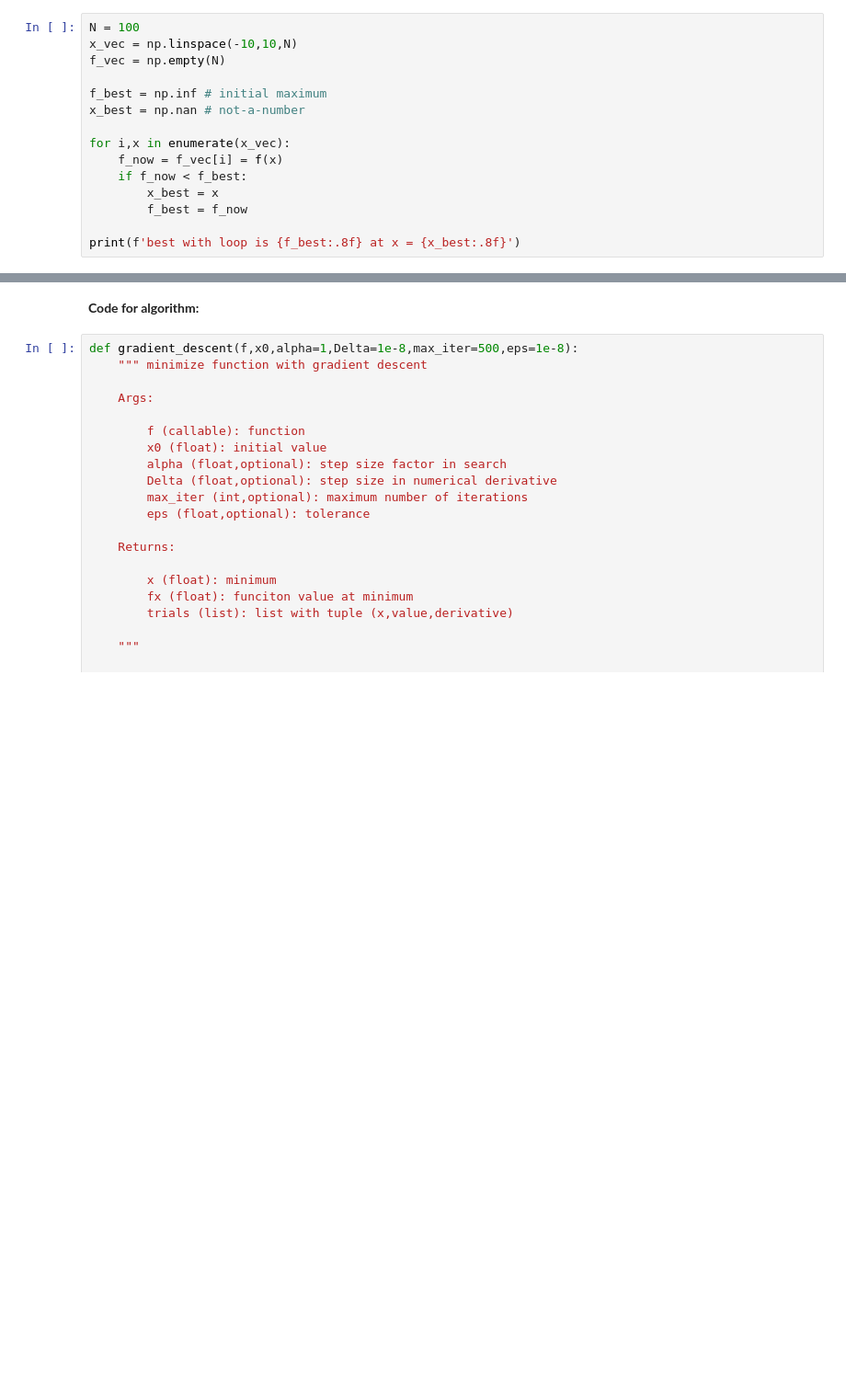
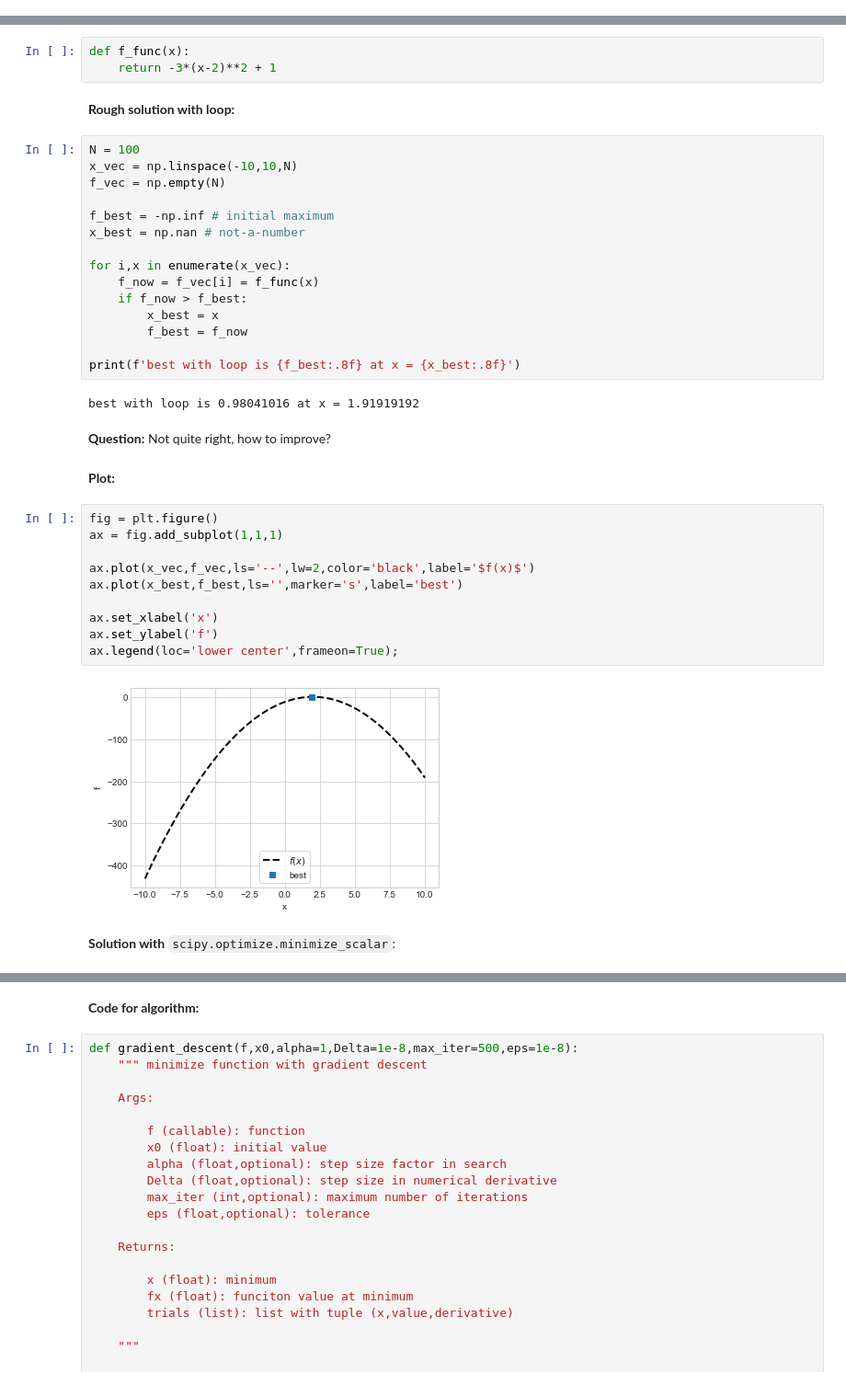
Before and after one commit to NumEconCopenhagen/lectures-2021, a Jupyter notebook: 06/Examples_and_overview.ipynb, the cells around one changed output, grey strips where cells are left out. Shown: that part at 92% size. Drawn from its saved outputs; the diff is of its cells as text; blank space fills up the shorter version.

```diff
--- a/06/Examples_and_overview.ipynb
+++ b/06/Examples_and_overview.ipynb
@@ -441,15 +0,0 @@ def f(x):
-# %%
-N = 100
-x_vec = np.linspace(-10,10,N)
-f_vec = np.empty(N)
-
-f_best = np.inf # initial maximum
-x_best = np.nan # not-a-number
-
-for i,x in enumerate(x_vec):
-    f_now = f_vec[i] = f(x)
-    if f_now < f_best:
-        x_best = x
-        f_best = f_now
-
-print(f'best with loop is {f_best:.8f} at x = {x_best:.8f}')
@@ -503,0 +46,40 @@ ax.legend(loc='upper center');
+# %%
+def f_func(x):
+    return -3*(x-2)**2 + 1
+# %% [markdown]
+**Rough solution with loop:**
+# %%
+N = 100
+x_vec = np.linspace(-10,10,N)
+f_vec = np.empty(N)
+
+f_best = -np.inf # initial maximum
+x_best = np.nan # not-a-number
+
+for i,x in enumerate(x_vec):
+    f_now = f_vec[i] = f_func(x)
+    if f_now > f_best:
+        x_best = x
+        f_best = f_now
+
+print(f'best with loop is {f_best:.8f} at x = {x_best:.8f}')
+# %% [output]
+best with loop is 0.98041016 at x = 1.91919192
+# %% [markdown]
+**Question:** Not quite right, how to improve?
+# %% [markdown]
+**Plot:**
+# %%
+fig = plt.figure()
+ax = fig.add_subplot(1,1,1)
+
+ax.plot(x_vec,f_vec,ls='--',lw=2,color='black',label='$f(x)$')
+ax.plot(x_best,f_best,ls='',marker='s',label='best')
+
+ax.set_xlabel('x')
+ax.set_ylabel('f')
+ax.legend(loc='lower center',frameon=True);
+# %% [output]
+[figure, added]
+# %% [markdown]
+**Solution with** `scipy.optimize.minimize_scalar`:
```
Also changed, not shown: parts of 238 cells of this notebook, 2 other files.
